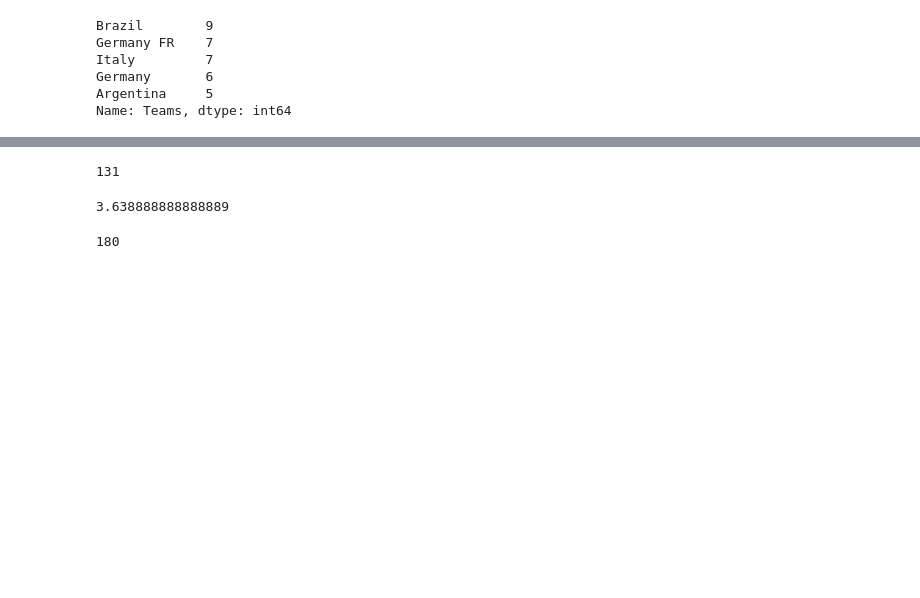
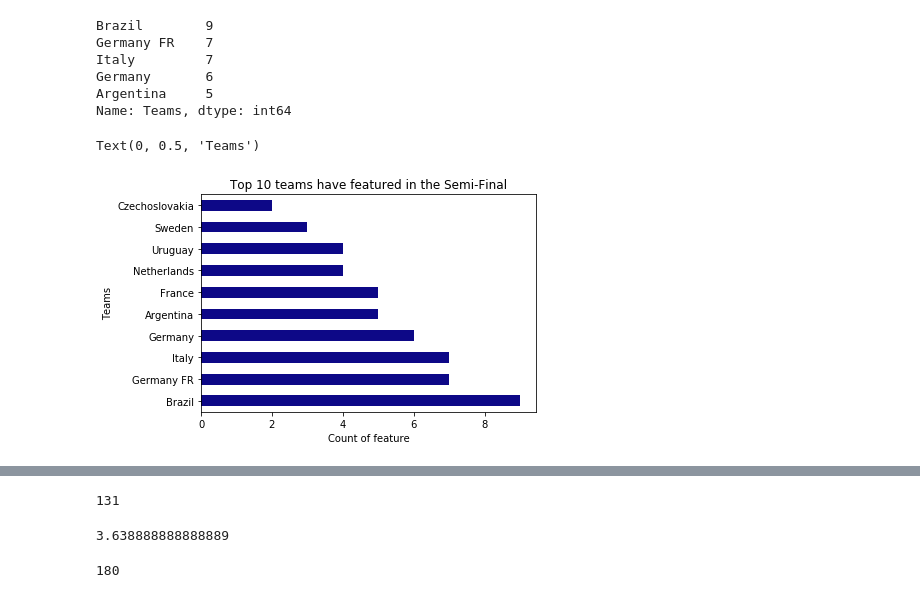
Before and after one commit to abioludipe/Data_Projects, a Jupyter notebook: World_Cup_analysis.ipynb, the cells around one changed output, grey strips where cells are left out. Saved outputs shown, nothing was run; the diff lists cells and outputs as text; code cells hidden in the pictures; blank space fills up the shorter version.

```diff
--- a/World_Cup_analysis.ipynb
+++ b/World_Cup_analysis.ipynb
@@ -115,6 +141,14 @@ Italy         7
 Germany       6
 Argentina     5
 Name: Teams, dtype: int64
+# %%
+teams_in_sf['Teams'].value_counts().head(10).plot(kind = 'barh', cmap = 'plasma')
+plt.title('Top 10 teams have featured in the Semi-Final')
+plt.xlabel('Count of feature')
+plt.ylabel('Teams')
+# %% [output]
+Text(0, 0.5, 'Teams')
+[figure, added]
 # %%
 # Question 5 How many goals and average goals scored in all semi-finals?
 # %%
```
Also changed, not shown: parts of 6 cells of this notebook.
